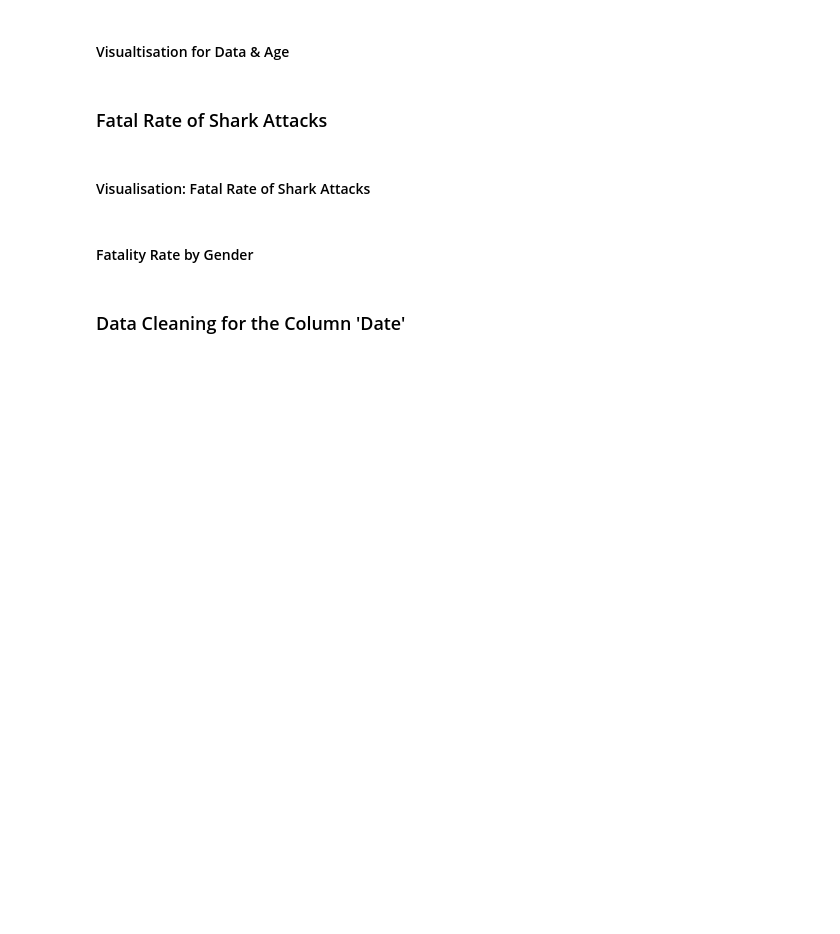
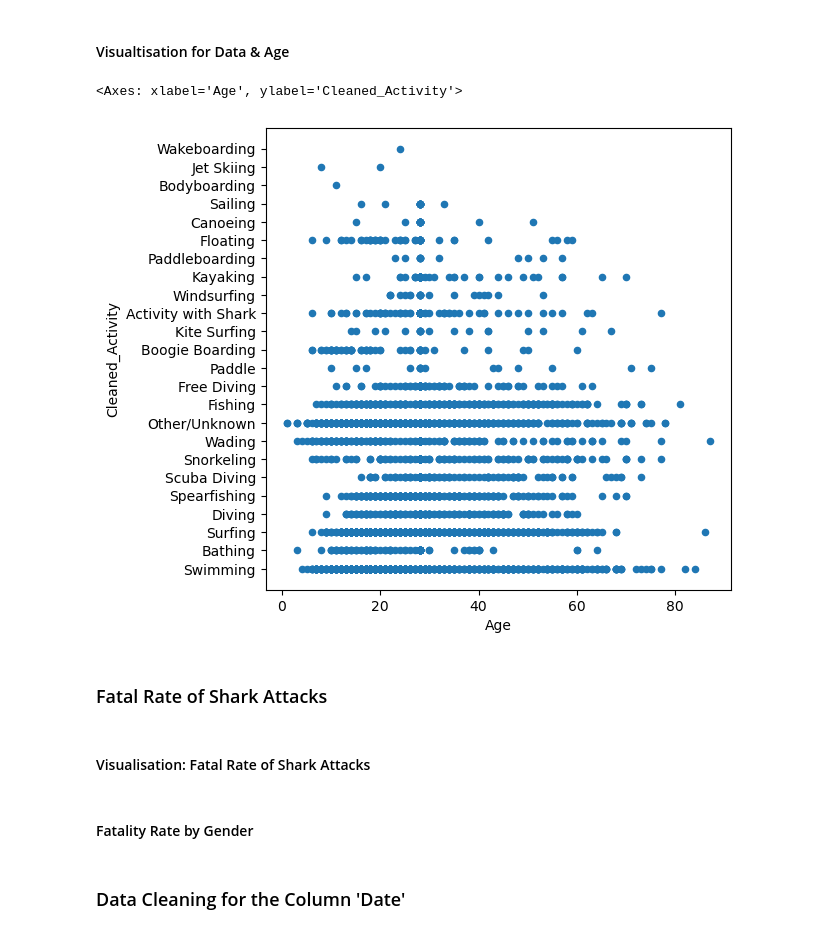
Before and after one commit to SheryllD/shark_attacks_project, a Jupyter notebook: Shark_Tale_Main.ipynb, the cells around one changed output. Saved outputs shown, nothing was run; the diff lists cells and outputs as text; code cells hidden in the pictures; blank space fills up the shorter version.

```diff
--- a/Shark_Tale_Main.ipynb
+++ b/Shark_Tale_Main.ipynb
@@ -508,4 +535,4 @@ df['Cleaned_Activity'].unique()[:100]
 # %%
-df["Cleaned_Activity"] = df["Cleaned_Activity"].replace({"Kite": "Kite Surfing"})
+df["Cleaned_Activity"] = df["Cleaned_Activity"].replace({"Kite": "Kite Surfing", "Shark": "Activity with Shark"})
 # %%
 df["Cleaned_Activity"].value_counts()
@@ -524,5 +602,10 @@ df["Age"]
 # %% [markdown]
 #### Visualtisation for Data & Age
+# %%
+df.plot(kind='scatter', x='Age', y='Cleaned_Activity', figsize=(6,6))
+# %% [output]
+<Axes: xlabel='Age', ylabel='Cleaned_Activity'>
+[figure, added]
 # %%
 # I am graphicing here the Data & Age
 fix, ax = plt.subplots(figsize=(8,6))
```
Also changed, not shown: parts of 8 cells of this notebook.
